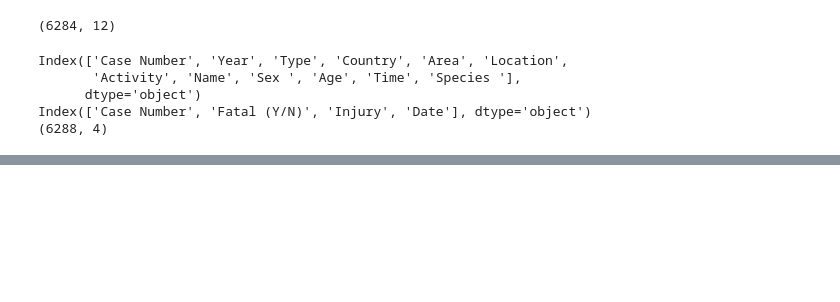
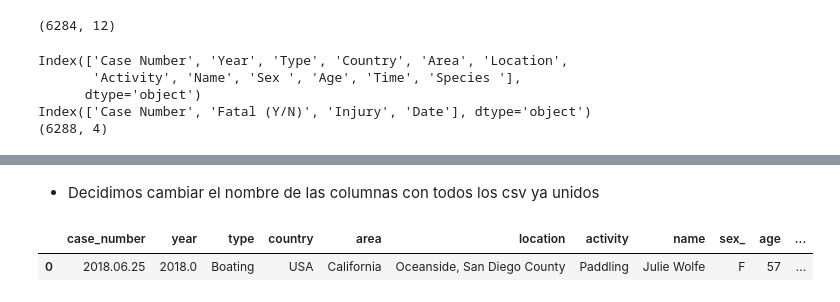
Before and after one commit to Adalab/DA-promo-A-module-2-pairprog-1-pair-3-Alicia-Olivia, a Jupyter notebook: PANDAS/pair_programming_Pandas5.ipynb, the cells around one changed output, grey strips where cells are left out. Saved outputs shown, nothing was run; the diff lists cells and outputs as text; code cells hidden in the pictures; blank space fills up the shorter version.

```diff
--- a/PANDAS/pair_programming_Pandas5.ipynb
+++ b/PANDAS/pair_programming_Pandas5.ipynb
@@ -115,5 +115,14 @@ todos_csv.tail()
 | 6281 | ND.0003 | 0.0 | Unprovoked | USA | North Carolina | Ocracoke Inlet | Swimming | Coast Guard personnel | M | NaN | ... |
 | 6282 | ND.0002 | 0.0 | Unprovoked | PANAMA | NaN | Panama Bay 8ºN, 79ºW | NaN | Jules Patterson | M | NaN | ... |
 | 6283 | ND.0001 | 0.0 | Unprovoked | CEYLON (SRI LANKA) | Eastern Province | Below the English fort, Trincomalee | Swimming | male | M | 15 | ... |
+# %% [markdown]
+ - Decidimos cambiar el nombre de las columnas con todos los csv ya unidos
+# %%
+nuevas_columnas = {col: col.lower().replace(" ", "_") for col in todos_csv.columns}
+todos_csv.rename(columns = nuevas_columnas, inplace = True)
+todos_csv.head(1)
+# %% [output]
+|  | case_number | year | type | country | area | location | activity | name | sex_ | age | ... |
+| 0 | 2018.06.25 | 2018.0 | Boating | USA | California | Oceanside, San Diego County | Paddling | Julie Wolfe | F | 57 | ... |
 # %%
 todos_csv.to_csv('attacks_todos.csv')
```
